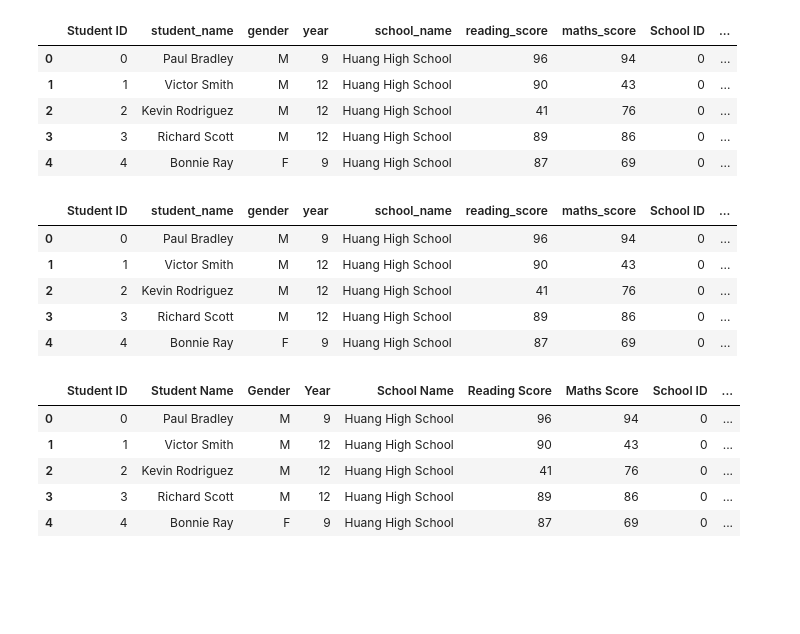
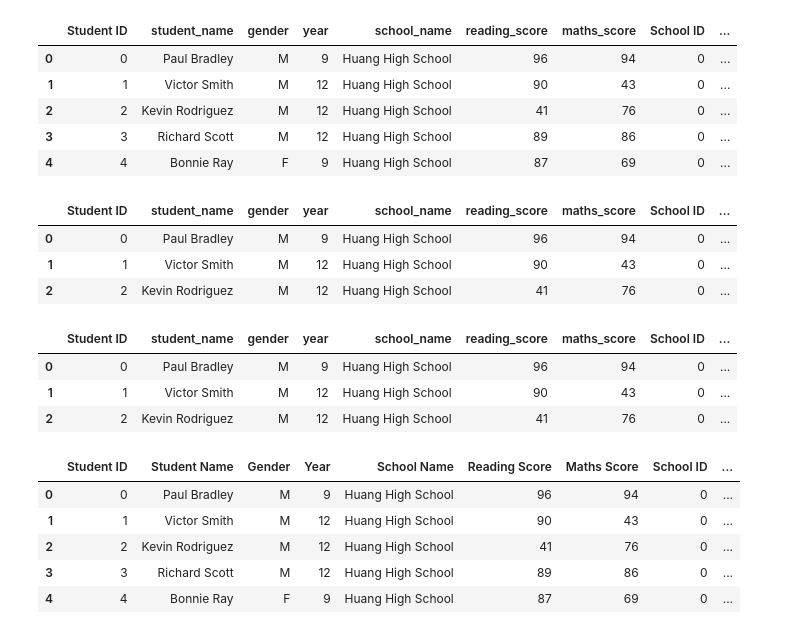
Before and after one commit to dalemunroe/pandas-challenge, a Jupyter notebook: PyCitySchools/PyCitySchools.ipynb, the cells around one changed output. Saved outputs shown, nothing was run; the diff lists cells and outputs as text; code cells hidden in the pictures; blank space fills up the shorter version.

```diff
--- a/PyCitySchools/PyCitySchools.ipynb
+++ b/PyCitySchools/PyCitySchools.ipynb
@@ -56,21 +56,18 @@ student_data_complete_df.head()
 | 3 | 3 | Richard Scott | M | 12 | Huang High School | 89 | 86 | 0 | ... |
 | 4 | 4 | Bonnie Ray | F | 9 | Huang High School | 87 | 69 | 0 | ... |
 # %%
-# Add a new columns top student_data_complete that returns a pass if score is greated than 50%
+#Add a new columns to renamed_student_data_complete that bins into spend ranges
 # Create the bins in which Data will be held
-bins = [0, 49.9 , 100]
+bins = [0, 584.9, 629.9, 644.5, 680]
 
 # Create the names for the five bins
-group_names = ["Fail", "Pass"]
+group_names = ["<$585", "$585-$630", "$630-$645", "$645-$680"]
 
-student_data_complete_df["Maths Pass / Fail"] =pd.cut(student_data_complete_df["maths_score"], bins, labels=group_names, include_lowest=True)
-student_data_complete_df["Reading Pass / Fail"] =pd.cut(student_data_complete_df["reading_score"], bins, labels=group_names, include_lowest=True)
+student_data_complete_df["Spending Ranges"] =pd.cut(student_data_complete_df["Per Student Budget"], bins, labels=group_names, include_lowest=True)
 
-student_data_complete_df.head()
+student_data_complete_df.head(3)
 # %% [output]
 |  | Student ID | student_name | gender | year | school_name | reading_score | maths_score | School ID | ... |
 | 0 | 0 | Paul Bradley | M | 9 | Huang High School | 96 | 94 | 0 | ... |
 | 1 | 1 | Victor Smith | M | 12 | Huang High School | 90 | 43 | 0 | ... |
 | 2 | 2 | Kevin Rodriguez | M | 12 | Huang High School | 41 | 76 | 0 | ... |
-| 3 | 3 | Richard Scott | M | 12 | Huang High School | 89 | 86 | 0 | ... |
-| 4 | 4 | Bonnie Ray | F | 9 | Huang High School | 87 | 69 | 0 | ... |
@@ -83,3 +74,19 @@ student_data_complete_df.head()
+# %%
+#Add a new columns that bins the schools into size (Small Medium Large)
+# Create the bins in which Data will be held
+bins1 = [0, 999.9, 1999.9, 5000]
+
+# Create the names for the 3 bins
+group_names1 = ["Small (<1000)", "Medium (1000-2000)", "Large (2000-5000)"]
+
+student_data_complete_df["School Size"] =pd.cut(student_data_complete_df["size"], bins1, labels=group_names1, include_lowest=True)
+
+student_data_complete_df.head(3)
+# %% [output]
+|  | Student ID | student_name | gender | year | school_name | reading_score | maths_score | School ID | ... |
+| 0 | 0 | Paul Bradley | M | 9 | Huang High School | 96 | 94 | 0 | ... |
+| 1 | 1 | Victor Smith | M | 12 | Huang High School | 90 | 43 | 0 | ... |
+| 2 | 2 | Kevin Rodriguez | M | 12 | Huang High School | 41 | 76 | 0 | ... |
 # %%
 # Rename the headers to be more explanatory
 renamed_student_data_complete_df = student_data_complete_df.rename(columns={"type": "School Type",
```
Also changed, not shown: parts of 66 cells of this notebook.
